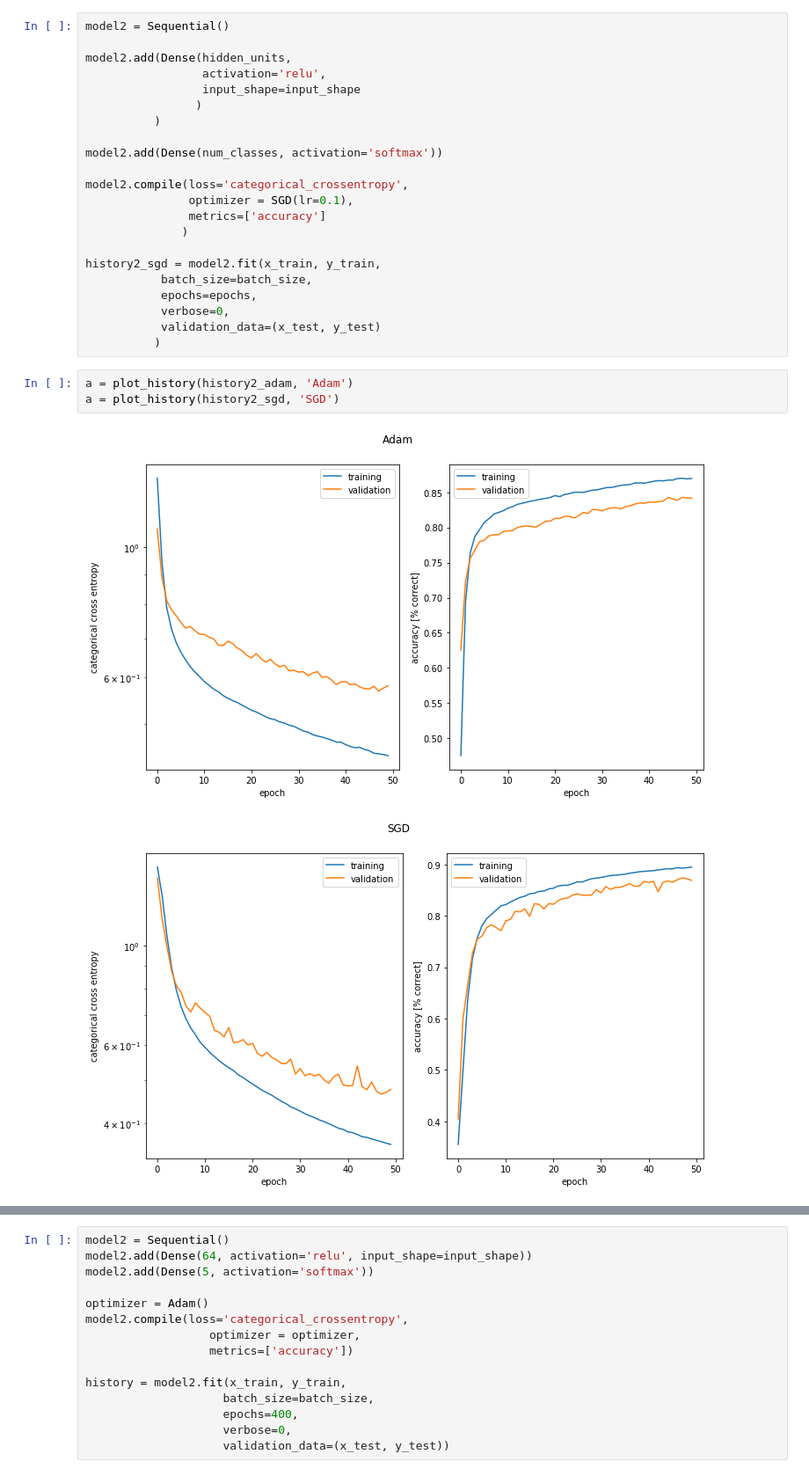
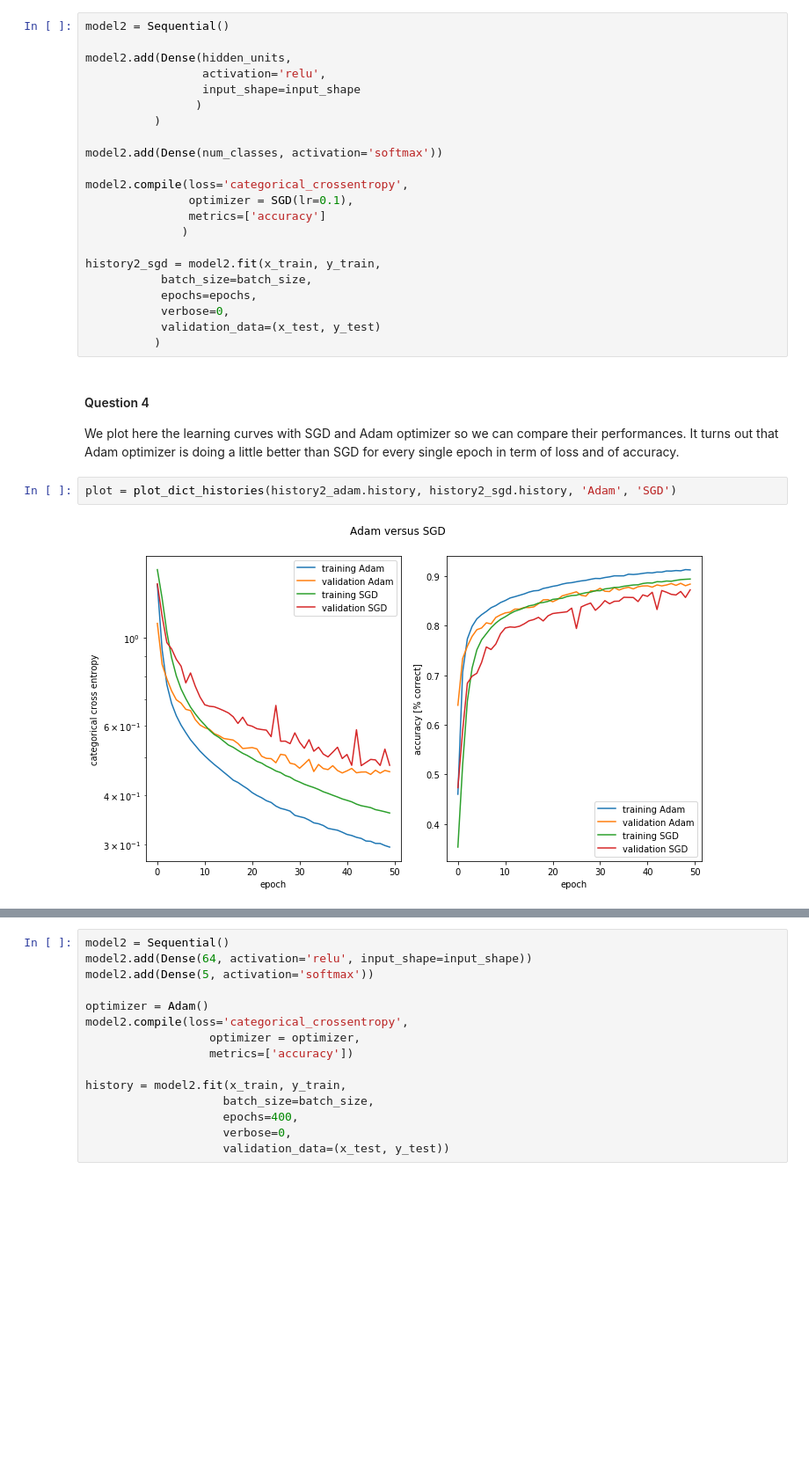
Before and after one commit to SSappy/ANN-Project-1, a Jupyter notebook: miniproject1.ipynb, the cells around one changed output, grey strips where cells are left out. Shown at 88% size. Drawn from its saved outputs; the diff is of its cells as text; blank space fills up the shorter version.

```diff
--- a/miniproject1.ipynb
+++ b/miniproject1.ipynb
@@ -579,12 +606,14 @@ history2_sgd = model2.fit(x_train, y_train,
            verbose=0,
            validation_data=(x_test, y_test)
           )
-# %%
-a = plot_history(history2_adam, 'Adam')
-a = plot_history(history2_sgd, 'SGD')
-# %% [output]
-[figure, removed]
-[figure, removed]
+# %% [markdown]
+#### Question 4
+
+We plot here the learning curves with SGD and Adam optimizer so we can compare their performances. It turns out that Adam optimizer is doing a little better than SGD for every single epoch in term of loss and of accuracy.
+# %%
+plot = plot_dict_histories(history2_adam.history, history2_sgd.history, 'Adam', 'SGD')
+# %% [output]
+[figure, added]
 # %% [markdown]
 ## Exercise 3: Overfitting and early stopping with Adam
 
```
Also changed, not shown: parts of 34 cells of this notebook.
